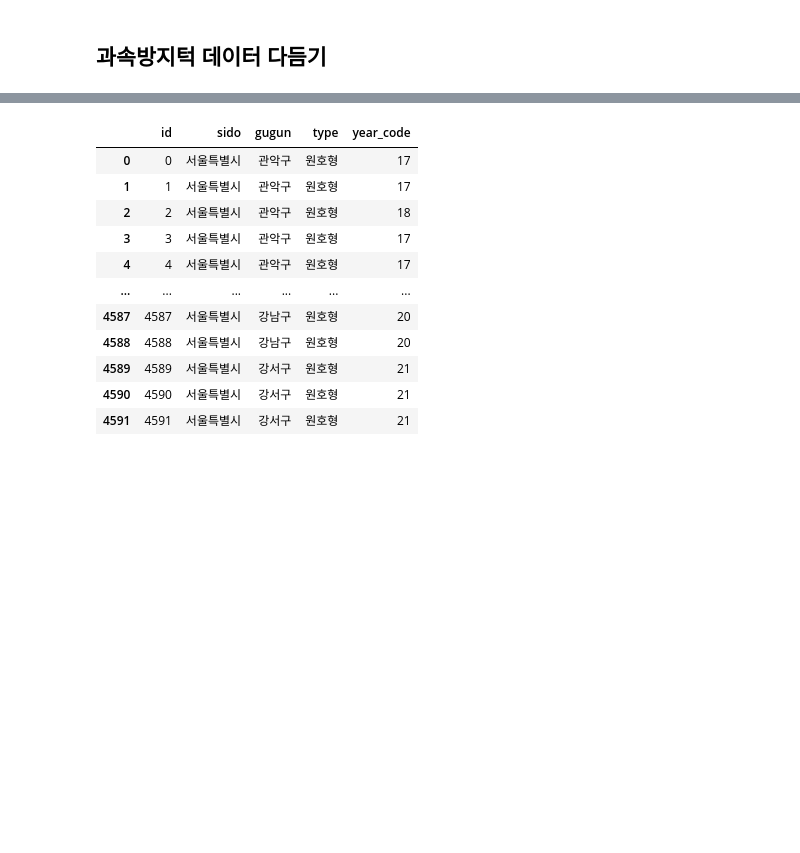
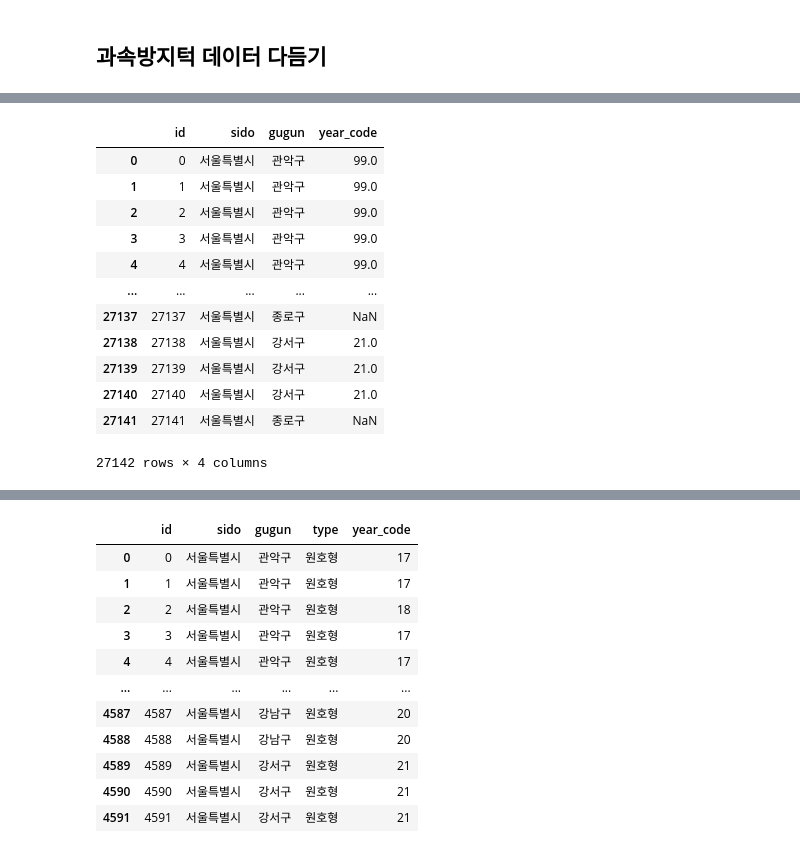
Before and after one commit to cshun1006/DI, a Jupyter notebook: data/인프라데이터 다듬기.ipynb, the cells around one changed output, grey strips where cells are left out. Drawn from its saved outputs; the diff is of its cells as text; code cells hidden in the pictures; blank space fills up the shorter version.

```diff
--- a/data/인프라데이터 다듬기.ipynb
+++ b/data/인프라데이터 다듬기.ipynb
@@ -176 +236,17 @@ pd.read_csv('공영주차장.csv', encoding='cp949')
+# %%
+df3
+# %% [output]
+|  | id | sido | gugun | year_code |
+| 0 | 0 | 서울특별시 | 관악구 | 99.0 |
+| 1 | 1 | 서울특별시 | 관악구 | 99.0 |
+| 2 | 2 | 서울특별시 | 관악구 | 99.0 |
+| 3 | 3 | 서울특별시 | 관악구 | 99.0 |
+| 4 | 4 | 서울특별시 | 관악구 | 99.0 |
+| ... | ... | ... | ... | ... |
+| 27137 | 27137 | 서울특별시 | 종로구 | NaN |
+| 27138 | 27138 | 서울특별시 | 강서구 | 21.0 |
+| 27139 | 27139 | 서울특별시 | 강서구 | 21.0 |
+| 27140 | 27140 | 서울특별시 | 강서구 | 21.0 |
+| 27141 | 27141 | 서울특별시 | 종로구 | NaN |
+27142 rows × 4 columns
 # %%
```
Also changed, not shown: parts of 25 cells of this notebook, 11 other files.
